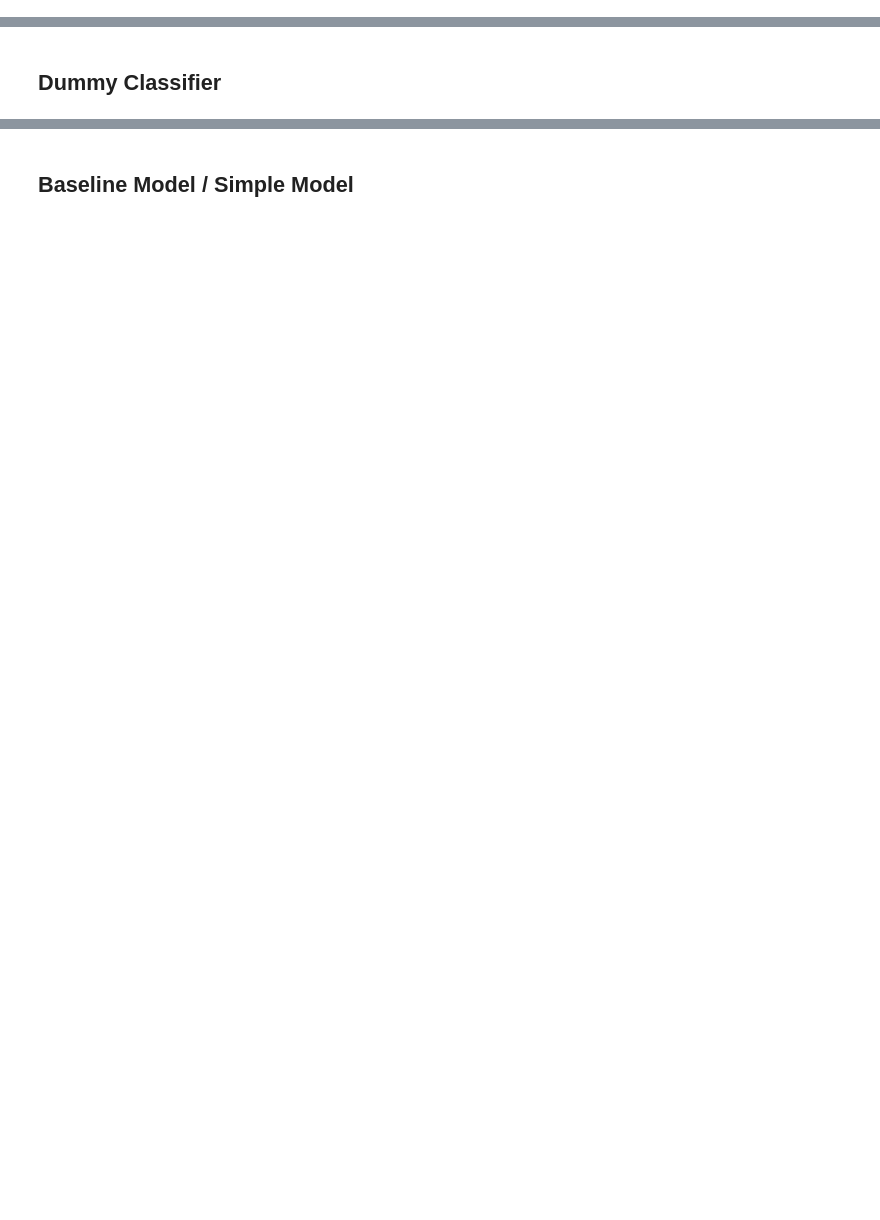
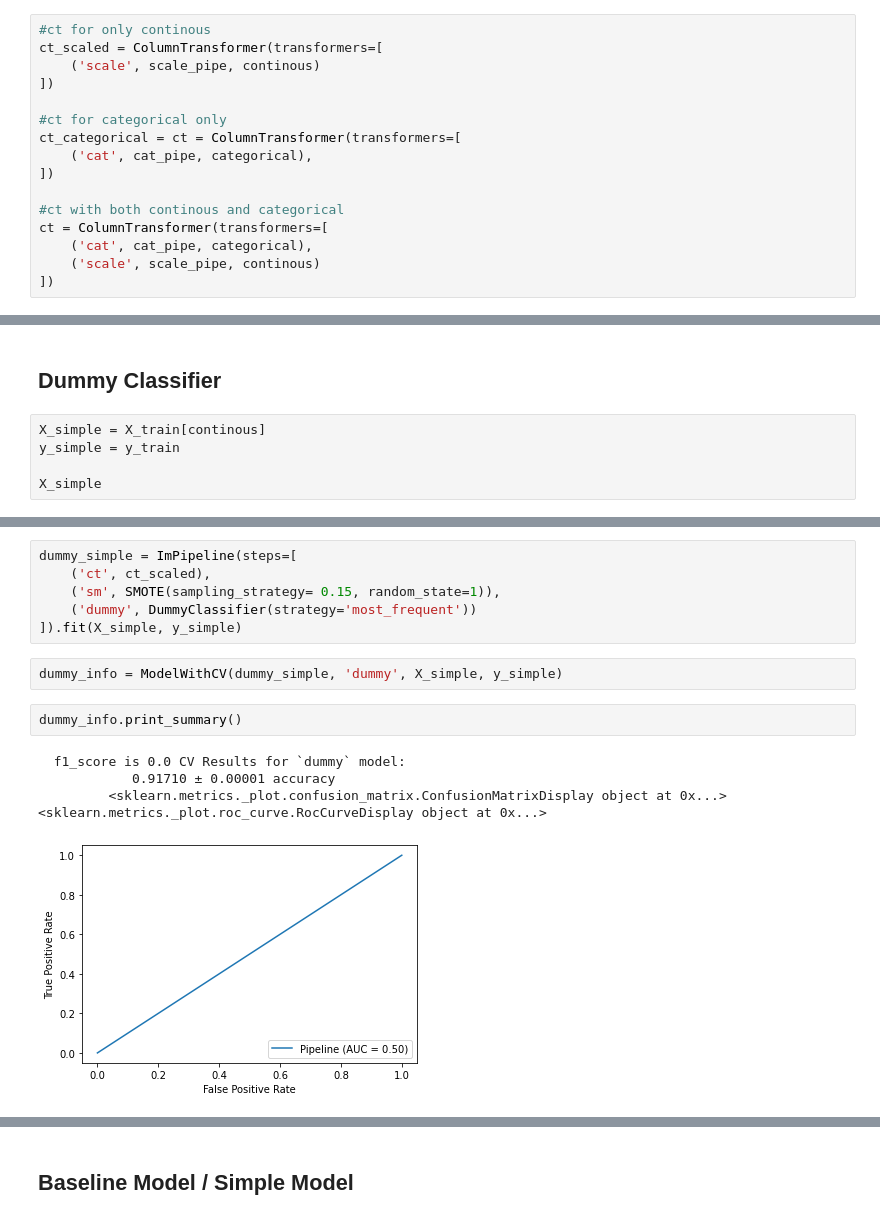
Before and after one commit to xiaohua-su/Heart_Disease, a Jupyter notebook: Heart_Disease_Modeling.ipynb, the cells around one changed output, grey strips where cells are left out. Drawn from its saved outputs; the diff is of its cells as text; blank space fills up the shorter version.

```diff
--- a/Heart_Disease_Modeling.ipynb
+++ b/Heart_Disease_Modeling.ipynb
@@ -31 +126,17 @@ column transformer Pipelines will be built to prevent data leakage when we are d
+# %%
+#ct for only continous
+ct_scaled = ColumnTransformer(transformers=[
+    ('scale', scale_pipe, continous)
+])
+
+#ct for categorical only
+ct_categorical = ct = ColumnTransformer(transformers=[
+    ('cat', cat_pipe, categorical),
+])
+
+#ct with both continous and categorical
+ct = ColumnTransformer(transformers=[
+    ('cat', cat_pipe, categorical),
+    ('scale', scale_pipe, continous)
+])
 # %% [markdown]
@@ -33,2 +144,7 @@ column transformer Pipelines will be built to prevent data leakage when we are d
 # %% [markdown]
 ## Dummy Classifier
+# %%
+X_simple = X_train[continous]
+y_simple = y_train
+
+X_simple
@@ -34,0 +165,15 @@ column transformer Pipelines will be built to prevent data leakage when we are d
+# %%
+dummy_simple = ImPipeline(steps=[
+    ('ct', ct_scaled),
+    ('sm', SMOTE(sampling_strategy= 0.15, random_state=1)),
+    ('dummy', DummyClassifier(strategy='most_frequent'))
+]).fit(X_simple, y_simple)
+# %%
+dummy_info = ModelWithCV(dummy_simple, 'dummy', X_simple, y_simple)
+# %%
+dummy_info.print_summary()
+# %% [output]
+  f1_score is 0.0 CV Results for `dummy` model:
+            0.91710 ± 0.00001 accuracy
+         <sklearn.metrics._plot.confusion_matrix.ConfusionMatrixDisplay object at 0x...> <sklearn.metrics._plot.roc_curve.RocCurveDisplay object at 0x...>
+[figure, added]
```
Also changed, not shown: parts of 22 cells of this notebook.
